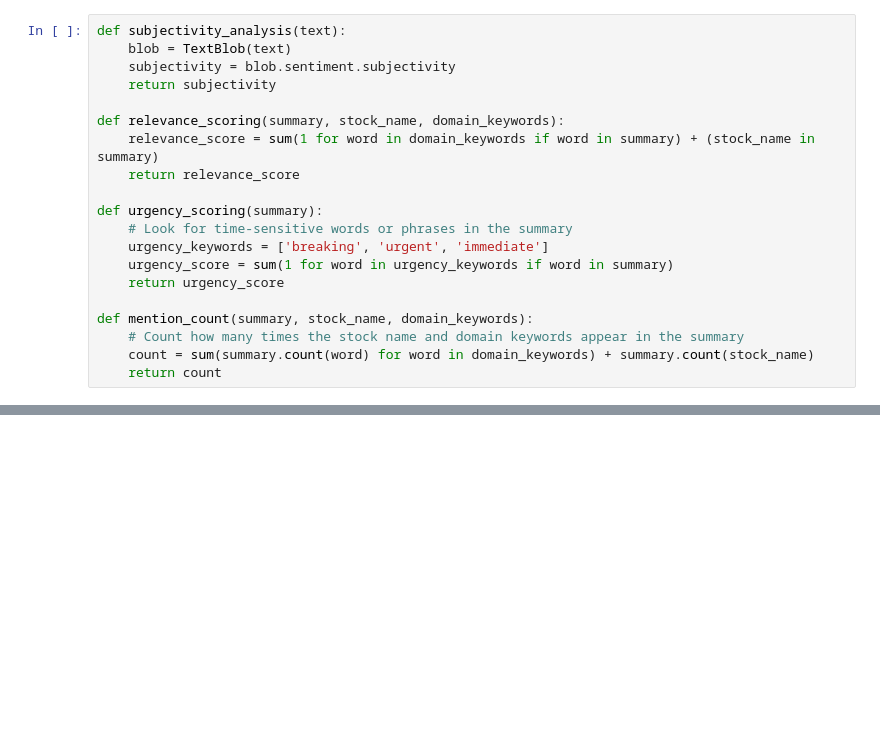
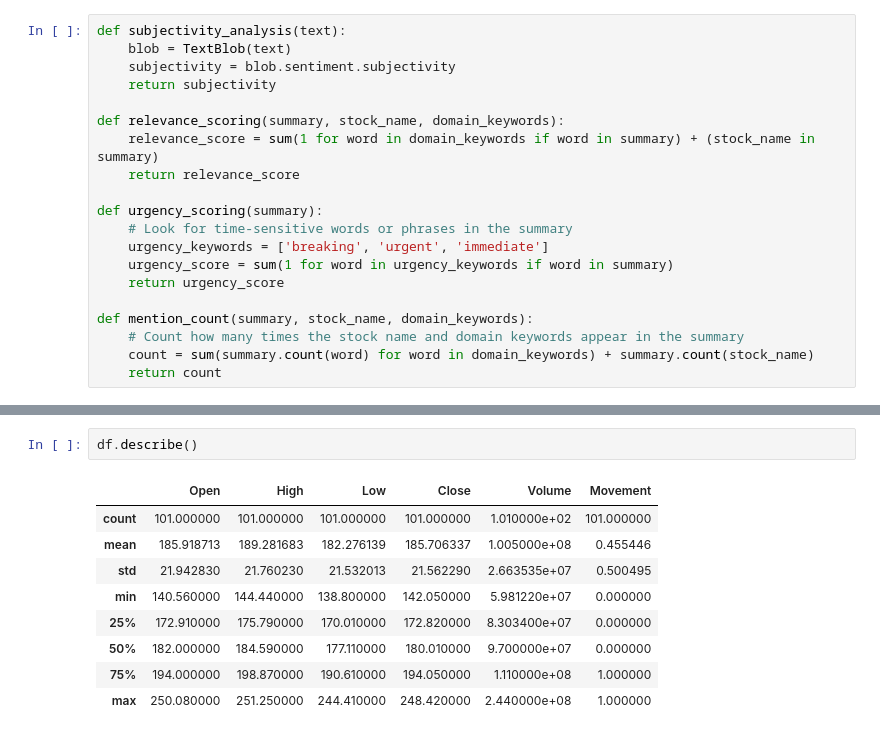
Before and after one commit to rishcx/Stock_Market_Prediction, a Jupyter notebook: Project/poc.ipynb, the cells around one changed output, grey strips where cells are left out. Saved outputs shown, nothing was run; the diff lists cells and outputs as text; blank space fills up the shorter version.

```diff
--- a/Project/poc.ipynb
+++ b/Project/poc.ipynb
@@ -237,0 +252,12 @@ print(abc)
+# %%
+df.describe()
+# %% [output]
+|  | Open | High | Low | Close | Volume | Movement |
+| count | 101.000000 | 101.000000 | 101.000000 | 101.000000 | 1.010000e+02 | 101.000000 |
+| mean | 185.918713 | 189.281683 | 182.276139 | 185.706337 | 1.005000e+08 | 0.455446 |
+| std | 21.942830 | 21.760230 | 21.532013 | 21.562290 | 2.663535e+07 | 0.500495 |
+| min | 140.560000 | 144.440000 | 138.800000 | 142.050000 | 5.981220e+07 | 0.000000 |
+| 25% | 172.910000 | 175.790000 | 170.010000 | 172.820000 | 8.303400e+07 | 0.000000 |
+| 50% | 182.000000 | 184.590000 | 177.110000 | 180.010000 | 9.700000e+07 | 0.000000 |
+| 75% | 194.000000 | 198.870000 | 190.610000 | 194.050000 | 1.110000e+08 | 1.000000 |
+| max | 250.080000 | 251.250000 | 244.410000 | 248.420000 | 2.440000e+08 | 1.000000 |
```
Also changed, not shown: parts of 14 cells of this notebook, 1 other file.
